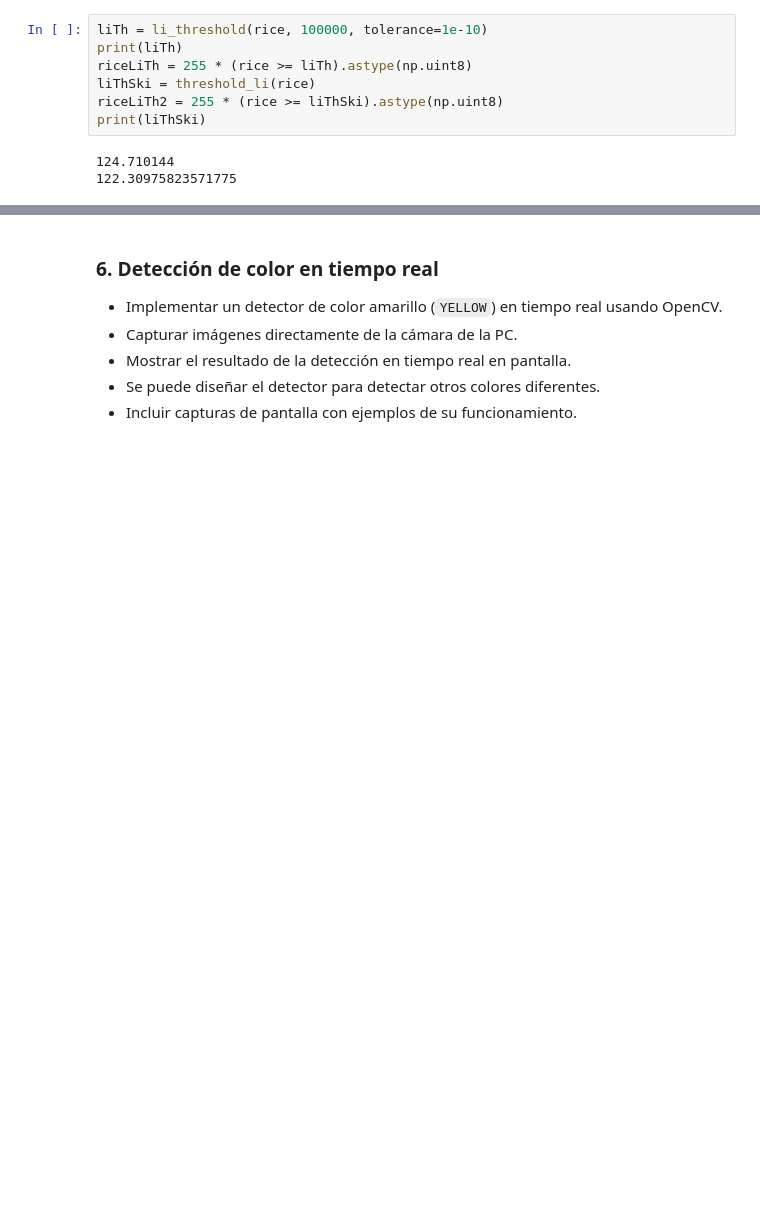
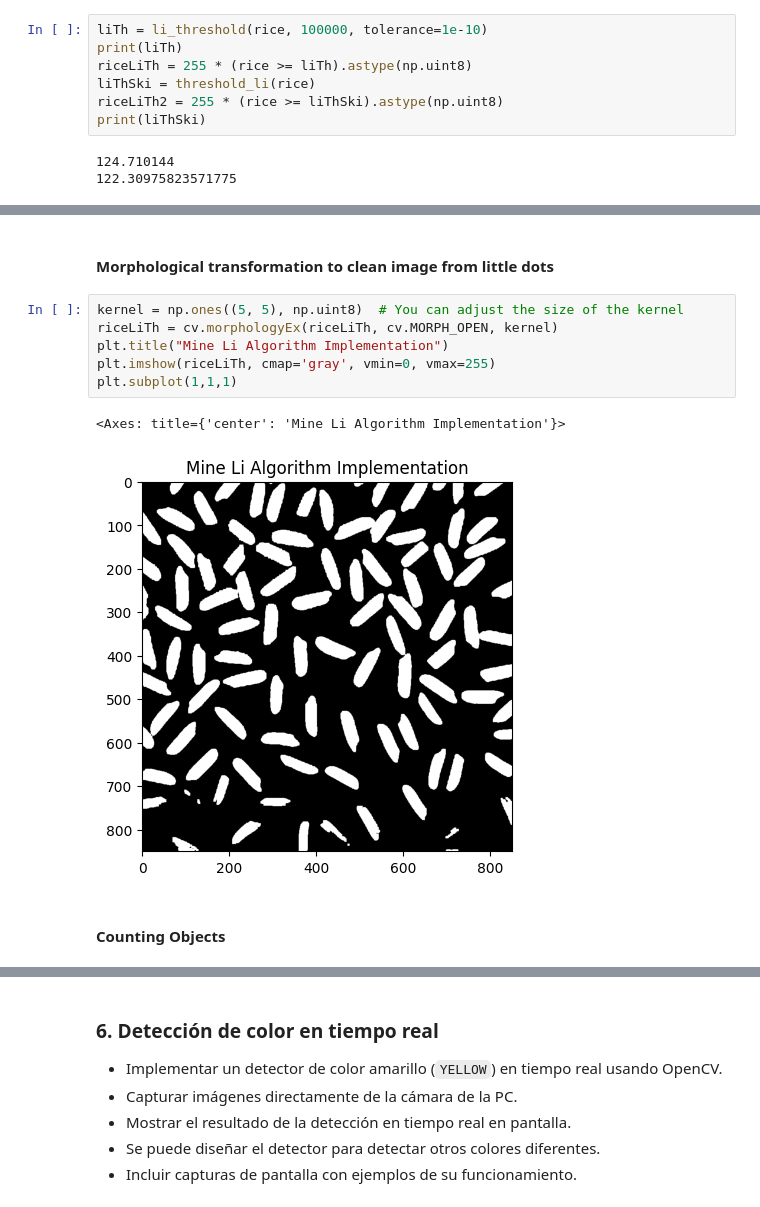
Before and after one commit to DiggsPapu/computer-vision-lab-1, a Jupyter notebook: Lab1.ipynb, the cells around one changed output, grey strips where cells are left out. Saved outputs shown, nothing was run; the diff lists cells and outputs as text; blank space fills up the shorter version.

```diff
--- a/Lab1.ipynb
+++ b/Lab1.ipynb
@@ -323,3 +323,16 @@ plt.show()
+# %% [markdown]
+#### Morphological transformation to clean image from little dots
+# %%
+kernel = np.ones((5, 5), np.uint8)  # You can adjust the size of the kernel
+riceLiTh = cv.morphologyEx(riceLiTh, cv.MORPH_OPEN, kernel)
+plt.title("Mine Li Algorithm Implementation")
+plt.imshow(riceLiTh, cmap='gray', vmin=0, vmax=255)
+plt.subplot(1,1,1)
+# %% [output]
+<Axes: title={'center': 'Mine Li Algorithm Implementation'}>
+[figure, added]
+# %% [markdown]
+#### Counting Objects
 # %%
 # Find contours (objects)
 contours, _ = cv.findContours(riceLiTh, cv.RETR_EXTERNAL, cv.CHAIN_APPROX_SIMPLE)
```
Also changed, not shown: parts of 3 cells of this notebook.
